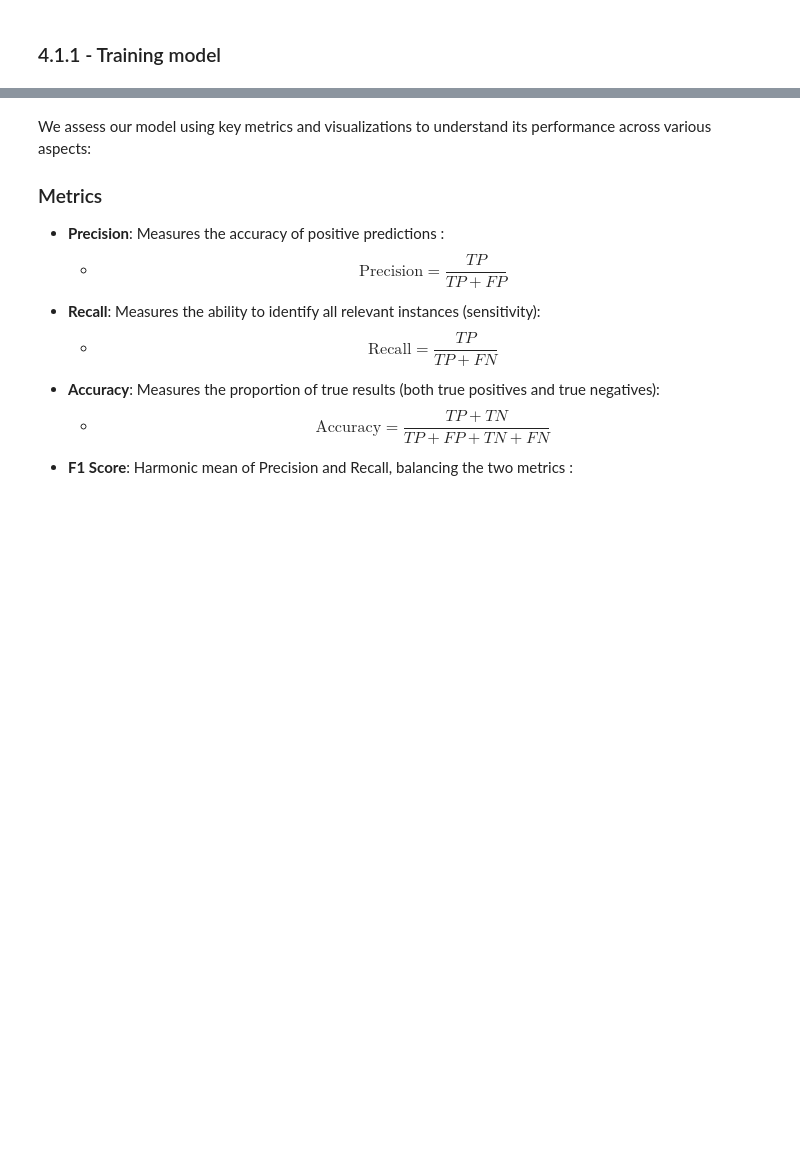
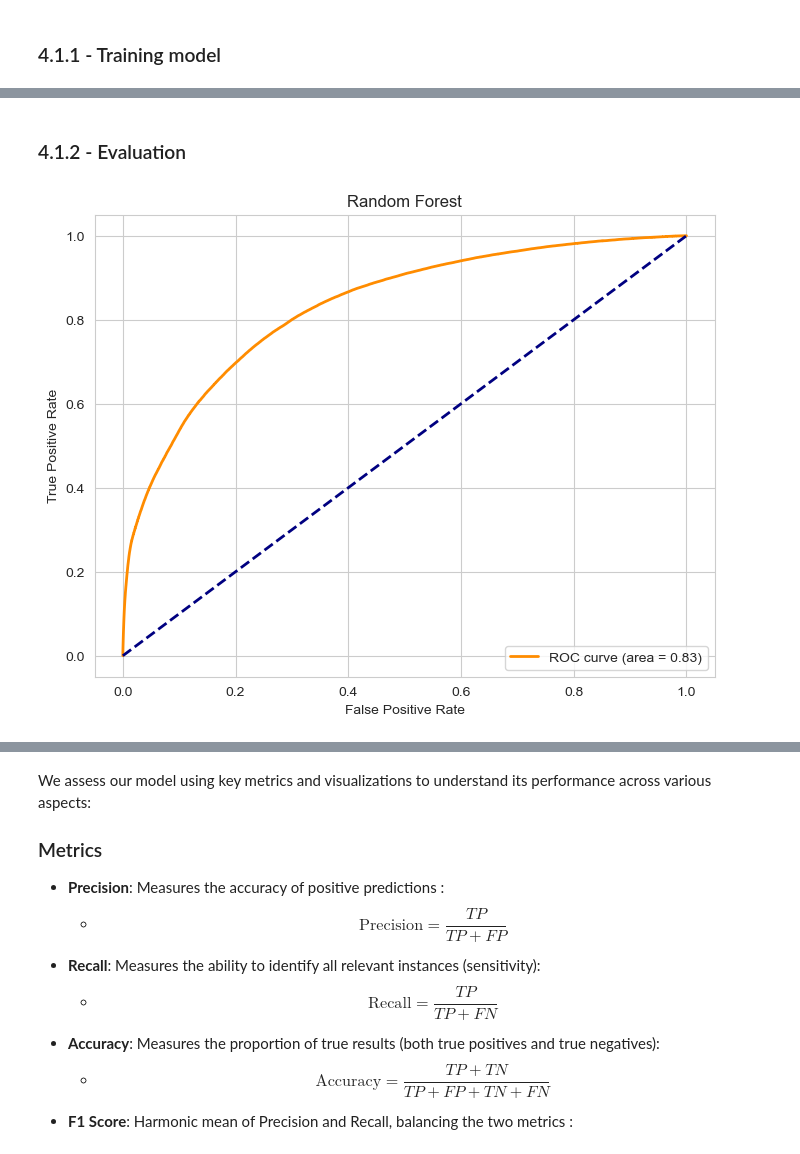
Before and after one commit to GitDeTapha/Smart_Plan_PFE_FALL, a Jupyter notebook: Codes/Prediction_No_Show.ipynb, the cells around one changed output, grey strips where cells are left out. Saved outputs shown, nothing was run; the diff lists cells and outputs as text; code cells hidden in the pictures; blank space fills up the shorter version.

```diff
--- a/Codes/Prediction_No_Show.ipynb
+++ b/Codes/Prediction_No_Show.ipynb
@@ -435,0 +87,8 @@ X_train, X_test, y_train, y_test = train_test_split(X, y, test_size=0.3, random_
+# %%
+from sklearn.preprocessing import MinMaxScaler
+
+# Initialiser le MinMaxScaler
+# Normalisation des données après le sampling
+scaler = MinMaxScaler()
+X_train = scaler.fit_transform(X_train)
+X_test = scaler.transform(X_test)
@@ -472,0 +174,5 @@ y_prob = model.predict_proba(X_test)[:, 1]
+# %%
+rf_model = best_model
+# %%
+y_test_proba_rf = rf_model.predict_proba(X_test)[:, 1]  #  binary classification
+y_train_proba_rf = rf_model.predict_proba(X_train)[:, 1]
@@ -472,0 +186,10 @@ y_prob = model.predict_proba(X_test)[:, 1]
+# %%
+threshold = 0.6
+title_rf = "Random Forest"
+# %% [markdown]
+<a name="4.1.2"></a>
+### 4.1.2 - Evaluation
+# %%
+plot_roc_curve(y_test, y_test_proba_rf, model_name=title_rf)
+# %% [output]
+[figure, added]
```
Also changed, not shown: parts of 171 cells of this notebook, 10 other files.
